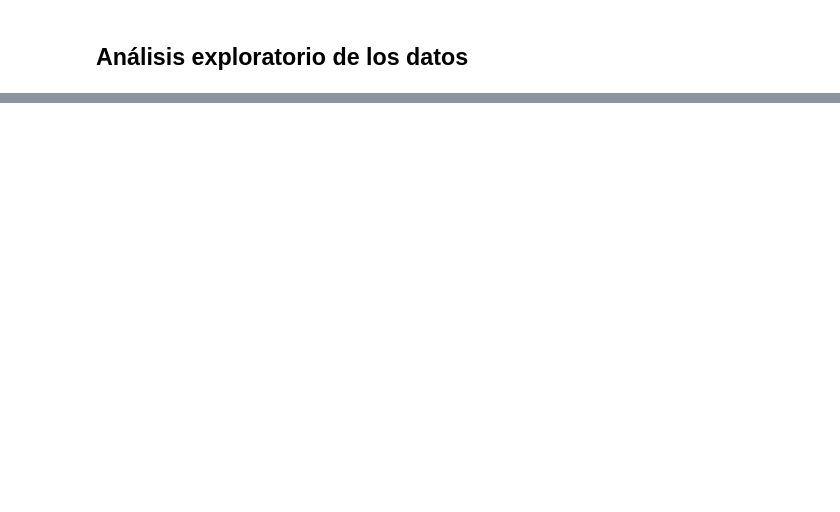
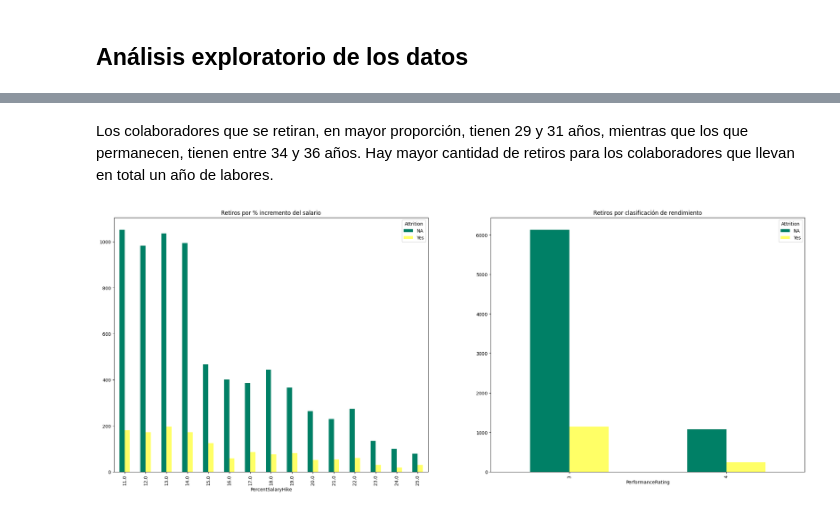
Before and after one commit to veronica1908/RH_Entrega1, a Jupyter notebook: 2_carga_lib_paq_limpieza_a_exploratorio.ipynb, the cells around one changed output, grey strips where cells are left out. Drawn from its saved outputs; the diff is of its cells as text; code cells hidden in the pictures; blank space fills up the shorter version.

```diff
--- a/2_carga_lib_paq_limpieza_a_exploratorio.ipynb
+++ b/2_carga_lib_paq_limpieza_a_exploratorio.ipynb
@@ -277,0 +289,21 @@ En esta exploración rápida de los datos, puede observarse lo siguiente:
+# %% [markdown]
+Los colaboradores que se retiran, en mayor proporción, tienen 29 y 31 años, mientras que los que permanecen, tienen entre 34 y 36 años.
+Hay mayor cantidad de retiros para los colaboradores que llevan en total un año de labores.
+# %%
+# Relación con las variables de porcentaje de incremento del salario y variable de clasificación de rendimiento
+
+# Crear una figura
+fig, axs = plt.subplots(1, 2, figsize=(27, 10))
+
+# Gráfico % incremento salario
+pd.crosstab(index=dfdata['PercentSalaryHike'], columns=dfdata['Attrition']).plot(kind='bar', ax=axs[0], colormap='summer')
+axs[0].set_title('Retiros por % incremento del salario')
+
+# Gráfico clas. rendimiento
+pd.crosstab(index=dfdata['PerformanceRating'], columns=dfdata['Attrition']).plot(kind='bar', ax=axs[1], colormap='summer')
+axs[1].set_title('Retiros por clasificación de rendimiento')
+
+# Mostrar los gráficos
+plt.show()
+# %% [output]
+[figure, added]
```
Also changed, not shown: parts of 37 cells of this notebook.
